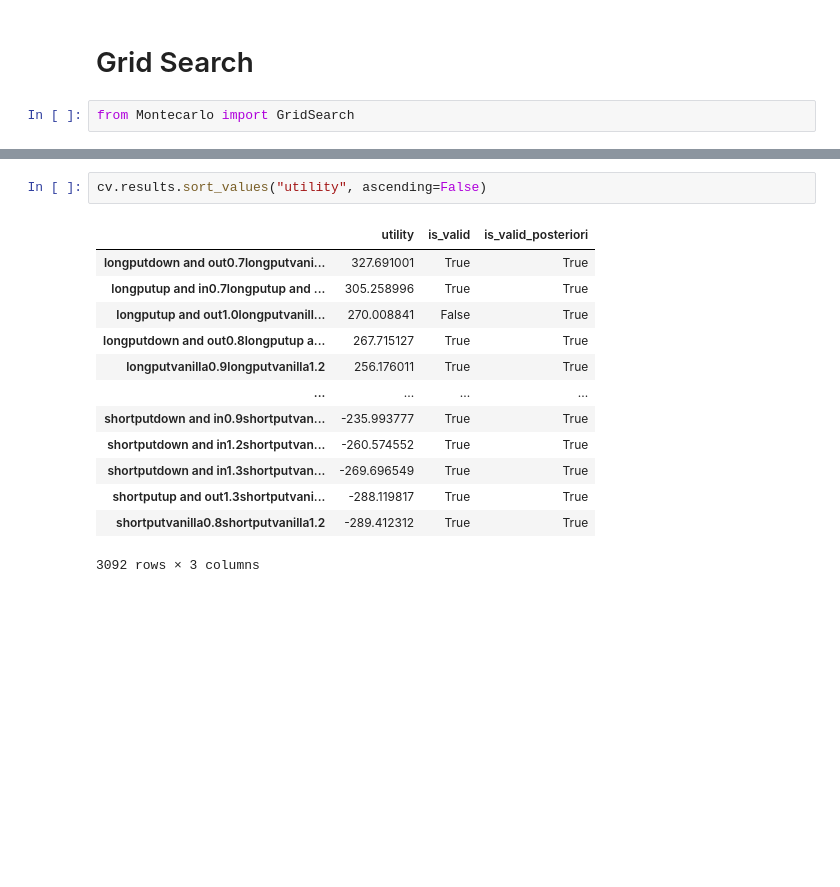
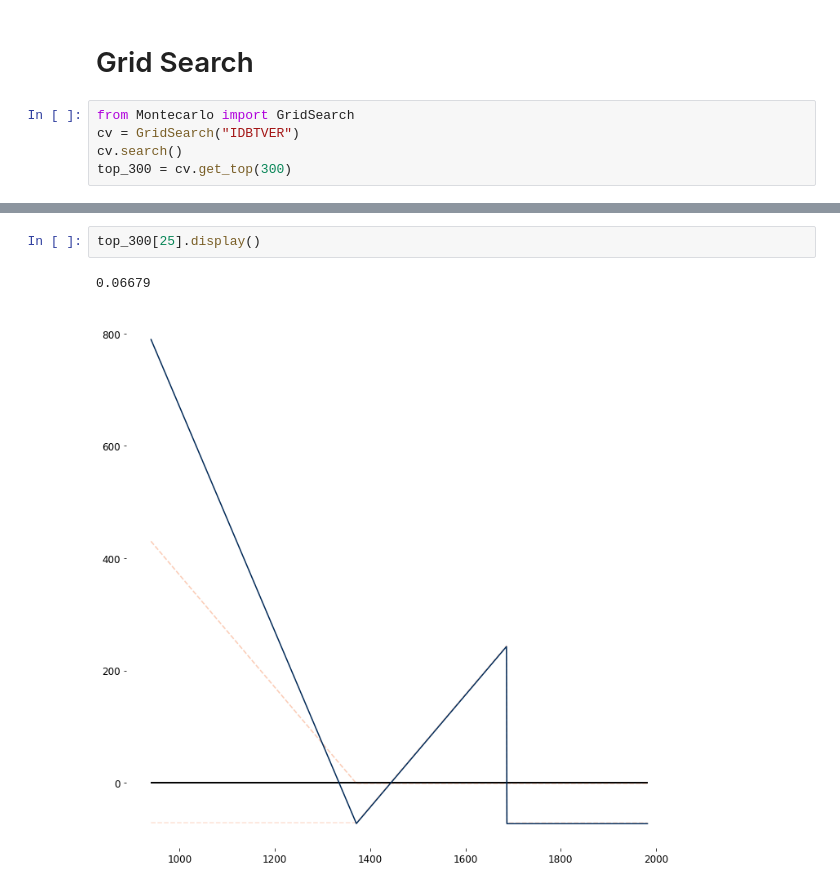
Before and after one commit to andyherfer/finance, a Jupyter notebook: options/demo.ipynb, the cells around one changed output, grey strips where cells are left out. Drawn from its saved outputs; the diff is of its cells as text; blank space fills up the shorter version.

```diff
--- a/options/demo.ipynb
+++ b/options/demo.ipynb
@@ -201,3 +2,6 @@ strategy.plot()
 # Grid Search
 # %%
 from Montecarlo import GridSearch
+cv = GridSearch("IDBTVER")
+cv.search()
+top_300 = cv.get_top(300)
@@ -215,16 +8,5 @@ cv.results.to_csv("results.csv")
-# %%
-cv.results.sort_values("utility", ascending=False)
-# %% [output]
-|  | utility | is_valid | is_valid_posteriori |
-| longputdown and out0.7longputvani... | 327.691001 | True | True |
-| longputup and in0.7longputup and ... | 305.258996 | True | True |
-| longputup and out1.0longputvanill... | 270.008841 | False | True |
-| longputdown and out0.8longputup a... | 267.715127 | True | True |
-| longputvanilla0.9longputvanilla1.2 | 256.176011 | True | True |
-| ... | ... | ... | ... |
-| shortputdown and in0.9shortputvan... | -235.993777 | True | True |
-| shortputdown and in1.2shortputvan... | -260.574552 | True | True |
-| shortputdown and in1.3shortputvan... | -269.696549 | True | True |
-| shortputup and out1.3shortputvani... | -288.119817 | True | True |
-| shortputvanilla0.8shortputvanilla1.2 | -289.412312 | True | True |
-3092 rows × 3 columns
+# %%
+top_300[25].display()
+# %% [output]
+0.06679
+[figure, added]
```
Also changed, not shown: parts of 42 cells of this notebook, 3 other files.
